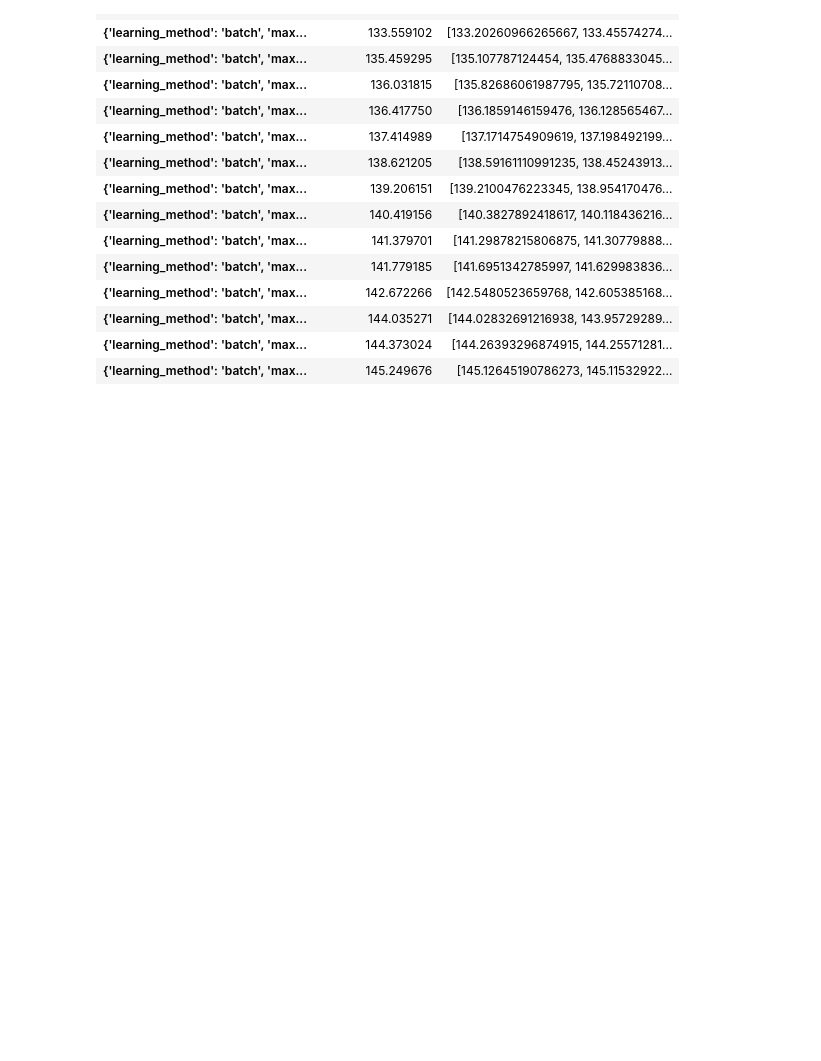
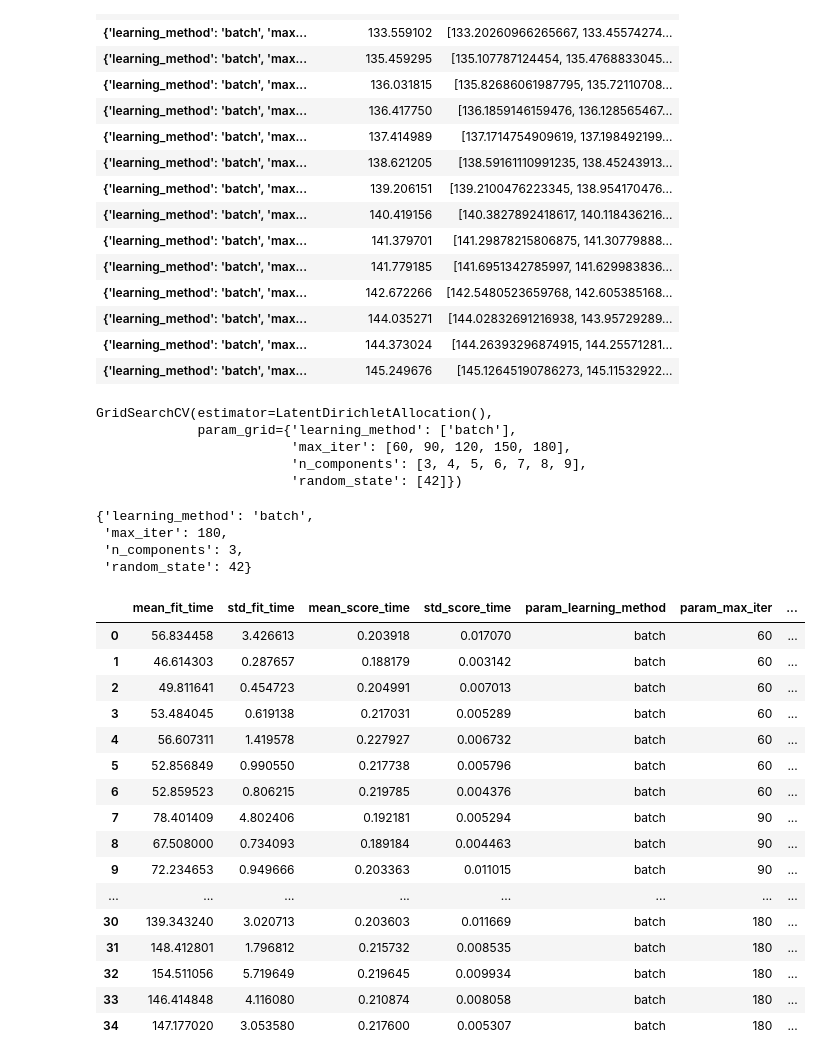
Before and after one commit to leothesouthafrican/PLR, a Jupyter notebook: Tessa/lda-110723.ipynb, the cells around one changed output. Cells and saved outputs as stored; diff of their text form; code cells hidden in the pictures; blank space fills up the shorter version.

```diff
--- a/Tessa/lda-110723.ipynb
+++ b/Tessa/lda-110723.ipynb
@@ -128,3 +128,57 @@ df
 # possible issues: model is a poor fit for the data (which we know) so perplexity might not be the best readout
 # priors might be off
 # need to look at the topics themselves and the topic dists for patients and see if they make sense
+# %%
+param_grid = {
+    'n_components': [3, 4, 5, 6, 7,8,9],
+    'learning_method': ['batch'],
+    'random_state': [42],
+    'max_iter': [60,90,120,150,180],
+}
+
+# no gaussians or whatever, so n_steps can just be 1
+
+# Init the Model
+lda = LDAmodel()
+
+# Init Grid Search Class
+model = GridSearchCV(lda, param_grid=param_grid)
+
+# Do the Grid Search
+model.fit(sympdf)
+# %% [output]
+GridSearchCV(estimator=LatentDirichletAllocation(),
+             param_grid={'learning_method': ['batch'],
+                         'max_iter': [60, 90, 120, 150, 180],
+                         'n_components': [3, 4, 5, 6, 7, 8, 9],
+                         'random_state': [42]})
+# %%
+model.best_params_
+# %% [output]
+{'learning_method': 'batch',
+ 'max_iter': 180,
+ 'n_components': 3,
+ 'random_state': 42}
+# %%
+gsres = pd.DataFrame(model.cv_results_)
+gsres.to_csv("output/lda-gridsearch-1.csv")
+# %%
+gsres
+# %% [output]
+|  | mean_fit_time | std_fit_time | mean_score_time | std_score_time | param_learning_method | param_max_iter | ... |
+| 0 | 56.834458 | 3.426613 | 0.203918 | 0.017070 | batch | 60 | ... |
+| 1 | 46.614303 | 0.287657 | 0.188179 | 0.003142 | batch | 60 | ... |
+| 2 | 49.811641 | 0.454723 | 0.204991 | 0.007013 | batch | 60 | ... |
+| 3 | 53.484045 | 0.619138 | 0.217031 | 0.005289 | batch | 60 | ... |
+| 4 | 56.607311 | 1.419578 | 0.227927 | 0.006732 | batch | 60 | ... |
+| 5 | 52.856849 | 0.990550 | 0.217738 | 0.005796 | batch | 60 | ... |
+| 6 | 52.859523 | 0.806215 | 0.219785 | 0.004376 | batch | 60 | ... |
+| 7 | 78.401409 | 4.802406 | 0.192181 | 0.005294 | batch | 90 | ... |
+| 8 | 67.508000 | 0.734093 | 0.189184 | 0.004463 | batch | 90 | ... |
+| 9 | 72.234653 | 0.949666 | 0.203363 | 0.011015 | batch | 90 | ... |
+| ... | ... | ... | ... | ... | ... | ... | ... |
+| 30 | 139.343240 | 3.020713 | 0.203603 | 0.011669 | batch | 180 | ... |
+| 31 | 148.412801 | 1.796812 | 0.215732 | 0.008535 | batch | 180 | ... |
+| 32 | 154.511056 | 5.719649 | 0.219645 | 0.009934 | batch | 180 | ... |
+| 33 | 146.414848 | 4.116080 | 0.210874 | 0.008058 | batch | 180 | ... |
+| 34 | 147.177020 | 3.053580 | 0.217600 | 0.005307 | batch | 180 | ... |
```
Also changed, not shown: parts of 3 cells of this notebook, 3 other files.
